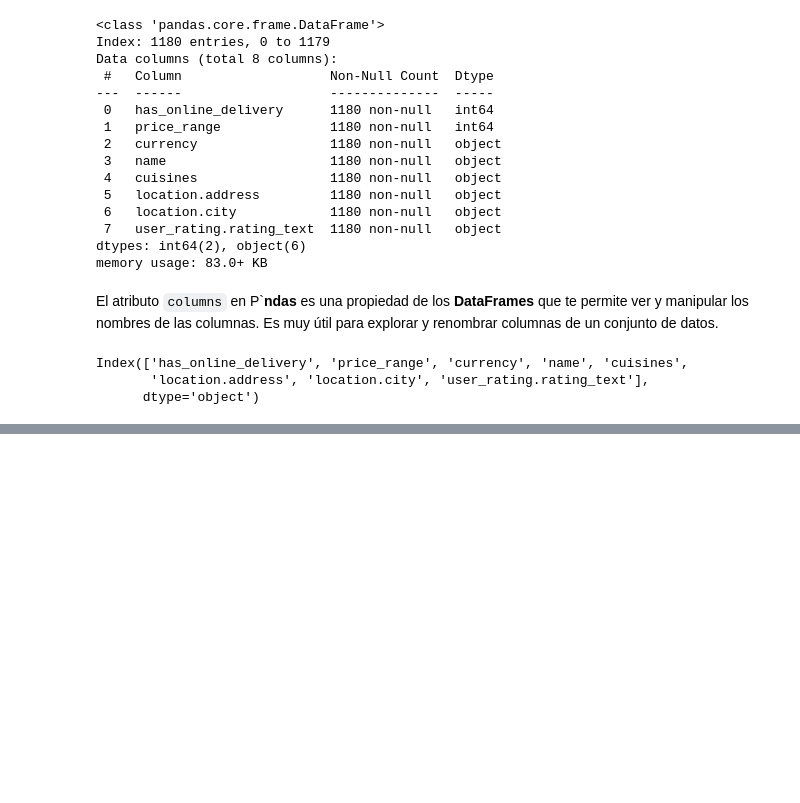
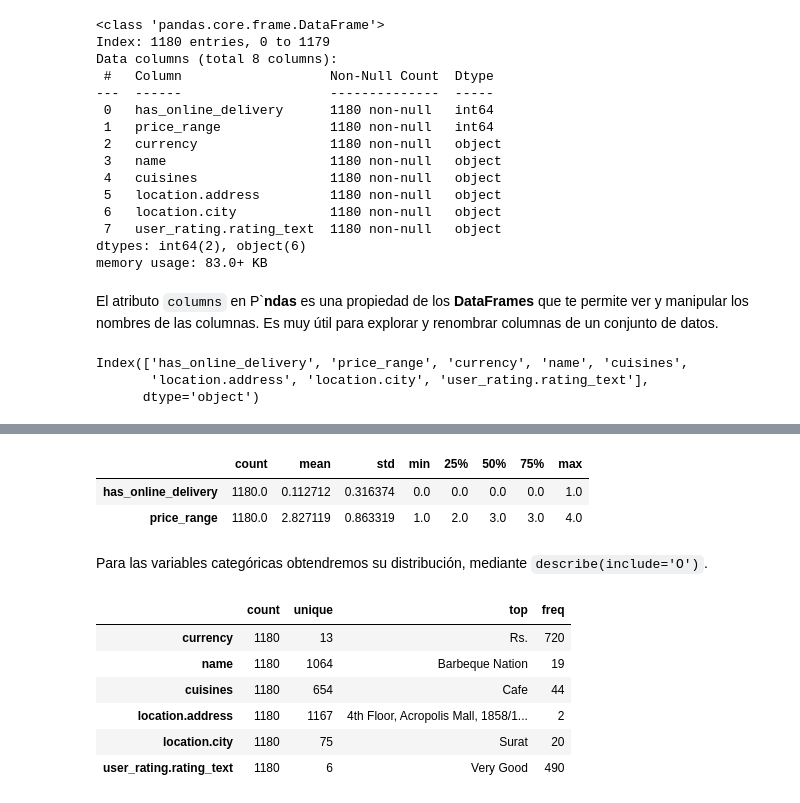
Before and after one commit to christiane-millan/utm-mcd-2025a-proyectos-aplicados-i, a Jupyter notebook: 03-data_understanding_description/excercise/exercise-1-EDA.ipynb, the cells around one changed output, grey strips where cells are left out. Cells and saved outputs as stored; diff of their text form; code cells hidden in the pictures; blank space fills up the shorter version.

```diff
--- a/03-data_understanding_description/excercise/exercise-1-EDA.ipynb
+++ b/03-data_understanding_description/excercise/exercise-1-EDA.ipynb
@@ -108,0 +113,18 @@ Index(['has_online_delivery', 'price_range', 'currency', 'name', 'cuisines',
+# %%
+df.describe().T
+# %% [output]
+|  | count | mean | std | min | 25% | 50% | 75% | max |
+| has_online_delivery | 1180.0 | 0.112712 | 0.316374 | 0.0 | 0.0 | 0.0 | 0.0 | 1.0 |
+| price_range | 1180.0 | 2.827119 | 0.863319 | 1.0 | 2.0 | 3.0 | 3.0 | 4.0 |
+# %% [markdown]
+Para las variables categóricas obtendremos su distribución, mediante `describe(include='O')`.
+# %%
+df.describe(include='O').T
+# %% [output]
+|  | count | unique | top | freq |
+| currency | 1180 | 13 | Rs. | 720 |
+| name | 1180 | 1064 | Barbeque Nation | 19 |
+| cuisines | 1180 | 654 | Cafe | 44 |
+| location.address | 1180 | 1167 | 4th Floor, Acropolis Mall, 1858/1... | 2 |
+| location.city | 1180 | 75 | Surat | 20 |
+| user_rating.rating_text | 1180 | 6 | Very Good | 490 |
```
Also changed, not shown: parts of 1 cell of this notebook, 6 other files.
